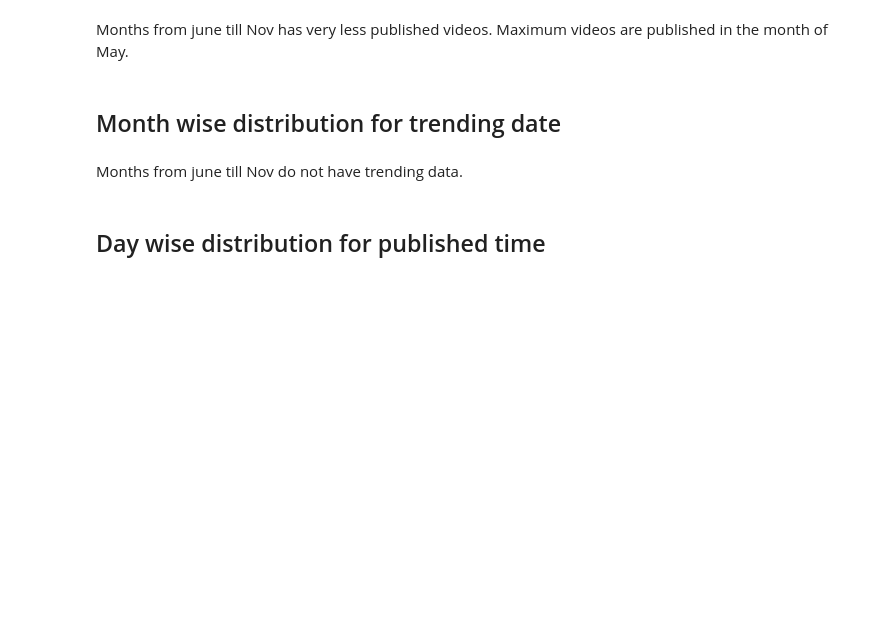
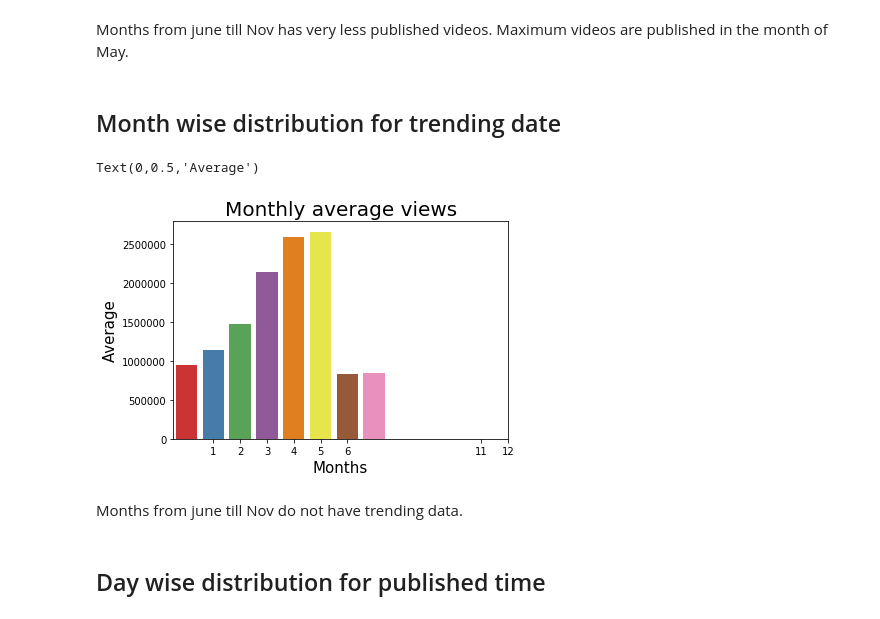
Before and after one commit to Tann10/YouTube, a Jupyter notebook: data-mining/EDA.ipynb, the cells around one changed output. Cells and saved outputs as stored; diff of their text form; code cells hidden in the pictures; blank space fills up the shorter version.

```diff
--- a/data-mining/EDA.ipynb
+++ b/data-mining/EDA.ipynb
@@ -242,15 +257,21 @@ Months from june till Nov has very less published videos. Maximum videos are pub
 # %% [markdown]
 ## Month wise distribution for trending date
 # %%
-unprocessed_df['trending_date'] = pd.to_datetime(unprocessed_df['trending_date'], format='%y.%d.%m')
-unprocessed_df['trending_month'] = unprocessed_df['trending_date'].dt.month
+processed_df['trending_date'] = pd.to_datetime(processed_df['trending_date'], format='%y.%d.%m')
+processed_df['trending_month'] = processed_df['trending_date'].dt.month
 
+# average views per month
+avg_mon_views = processed_df.groupby(["trending_month"], as_index=False).agg({'views':'mean'})
+avg_mon_views.head()
 # plt.subplot(211)
-# g = sns.countplot('trending_month', data=unprocessed_df, palette="Set1")
-# g.set_xticklabels(g.get_xticklabels(),rotation=45)
-# g.set_title("Counting Months ", fontsize=20)
-# g.set_xlabel("Months", fontsize=15)
-# g.set_ylabel("Count", fontsize=15)
+g = sns.barplot(x = 'trending_month', y = "views", data=avg_mon_views, palette="Set1")
+g.set_xticks(avg_mon_views.trending_month.values)
+g.set_title("Monthly average views", fontsize=20)
+g.set_xlabel("Months", fontsize=15)
+g.set_ylabel("Average", fontsize=15)
+# %% [output]
+Text(0,0.5,'Average')
+[figure, added]
 # %% [markdown]
 Months from june till Nov do not have trending data.
 # %% [markdown]
```
Also changed, not shown: parts of 36 cells of this notebook.
